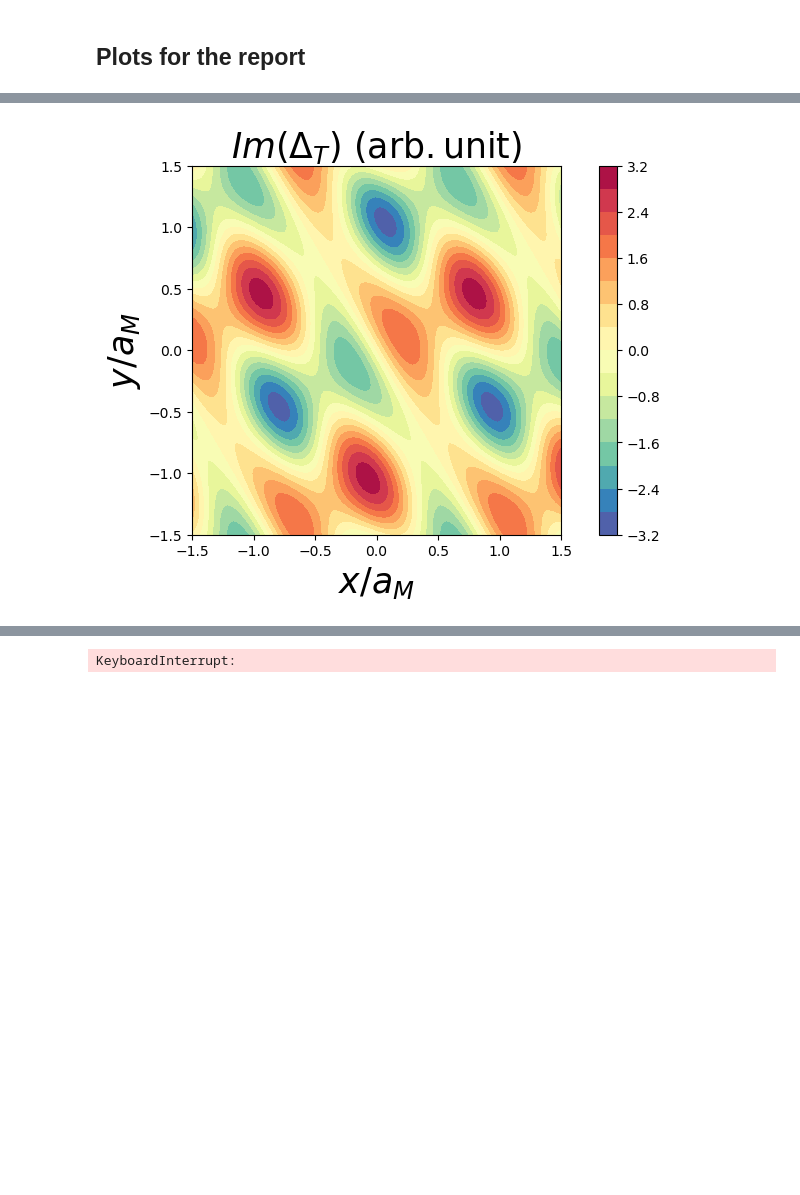
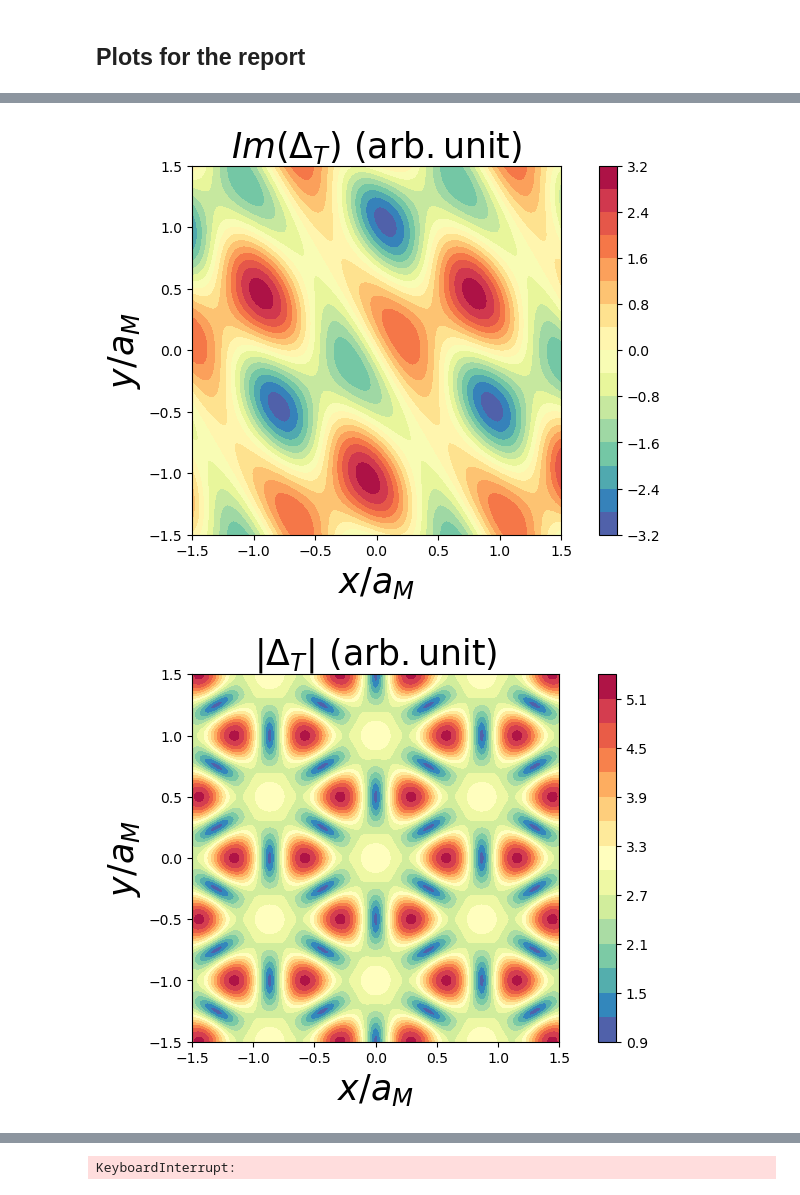
Before and after one commit to DaanTimmers/DT_Part_III_Project, a Jupyter notebook: Gauge field.ipynb, the cells around one changed output, grey strips where cells are left out. Saved outputs shown, nothing was run; the diff lists cells and outputs as text; code cells hidden in the pictures; blank space fills up the shorter version.

Commit message:
new plots

```diff
--- a/Gauge field.ipynb
+++ b/Gauge field.ipynb
@@ -76,18 +76,21 @@ class twistedTMD:
              })
 
 
-    # Derivatives and effective magnetic field
+    # Derivatives and effective magnetic field, kinetic potential
     def effectiveB(self):
 
         # note with the way np.meshgrid works, x is the 2 direction and y is the 1
         self.n_x, self.n_y = np.gradient(self.n, 2 * self.xMax/(self.N - 1), axis=(2,1))
 
         self.B = np.zeros((self.N,self.N))
+        self.D = np.zeros((self.N,self.N))
         for i in range(self.N):
             for j in range(self.N):
                 self.B[i,j] = 0.5 * np.vdot(self.n[:,i,j], np.cross(self.n_x[:,i,j], self.n_y[:,i,j]))
+                self.D[i,j] = (1/8) * (np.linalg.norm(self.n_x[:,i,j])**2 + np.linalg.norm(self.n_y[:,i,j])**2)
 
-        self.fieldsDict.update({'B': ['$B$ from $\mathbf{n}$', self.B]})
+        self.fieldsDict.update({'B': ['$B$ from $\mathbf{n}$', self.B],
+                                'D': ['$D$', self.D]})
 
     def FH_field(self):
 
@@ -364,30 +367,42 @@ contours = ax.contourf(bilayer.xx / bilayer.aM, bilayer.yy / bilayer.aM, bilayer
 cbar = fig.colorbar(contours)
 plt.savefig('Delta_t.pdf')
 plt.show()
 
 fig, ax = plt.subplots(layout='constrained')
 
 ax.set_aspect('equal')
 ax.set_title('$Re(\Delta_T) \ (\mathrm{arb. unit})$', size=25)
 ax.set_xlabel('$x/a_M$', size=25)
 ax.set_ylabel('$y/a_M$',size=25)
 contours = ax.contourf(bilayer.xx / bilayer.aM, bilayer.yy / bilayer.aM, bilayer.Delta[0], 15, cmap='Spectral_r')
 cbar = fig.colorbar(contours)
 plt.savefig('Delta_T_real.pdf')
 plt.show()
 
 fig, ax = plt.subplots(layout='constrained')
 
 ax.set_aspect('equal')
 ax.set_title('$Im(\Delta_T) \ (\mathrm{arb. unit})$', size=25)
 ax.set_xlabel('$x/a_M$', size=25)
 ax.set_ylabel('$y/a_M$',size=25)
 contours = ax.contourf(bilayer.xx / bilayer.aM, bilayer.yy / bilayer.aM, bilayer.Delta[1], 15, cmap='Spectral_r')
 cbar = fig.colorbar(contours)
 plt.savefig('Delta_T_imag.pdf')
 plt.show()
+
+fig, ax = plt.subplots(layout='constrained')
+
+ax.set_aspect('equal')
+ax.set_title('$|\Delta_T| \ (\mathrm{arb. unit})$', size=25)
+ax.set_xlabel('$x/a_M$', size=25)
+ax.set_ylabel('$y/a_M$',size=25)
+contours = ax.contourf(bilayer.xx / bilayer.aM, bilayer.yy / bilayer.aM, bilayer.abs_Delta, 15, cmap='Spectral_r')
+cbar = fig.colorbar(contours)
+plt.savefig('Delta_T_abs.pdf')
+plt.show()
 # %% [output]
 [figure]
 [figure]
 [figure]
 [figure]
+[figure, added]
```
Also changed, not shown: parts of 2 cells of this notebook, 8 other files.
